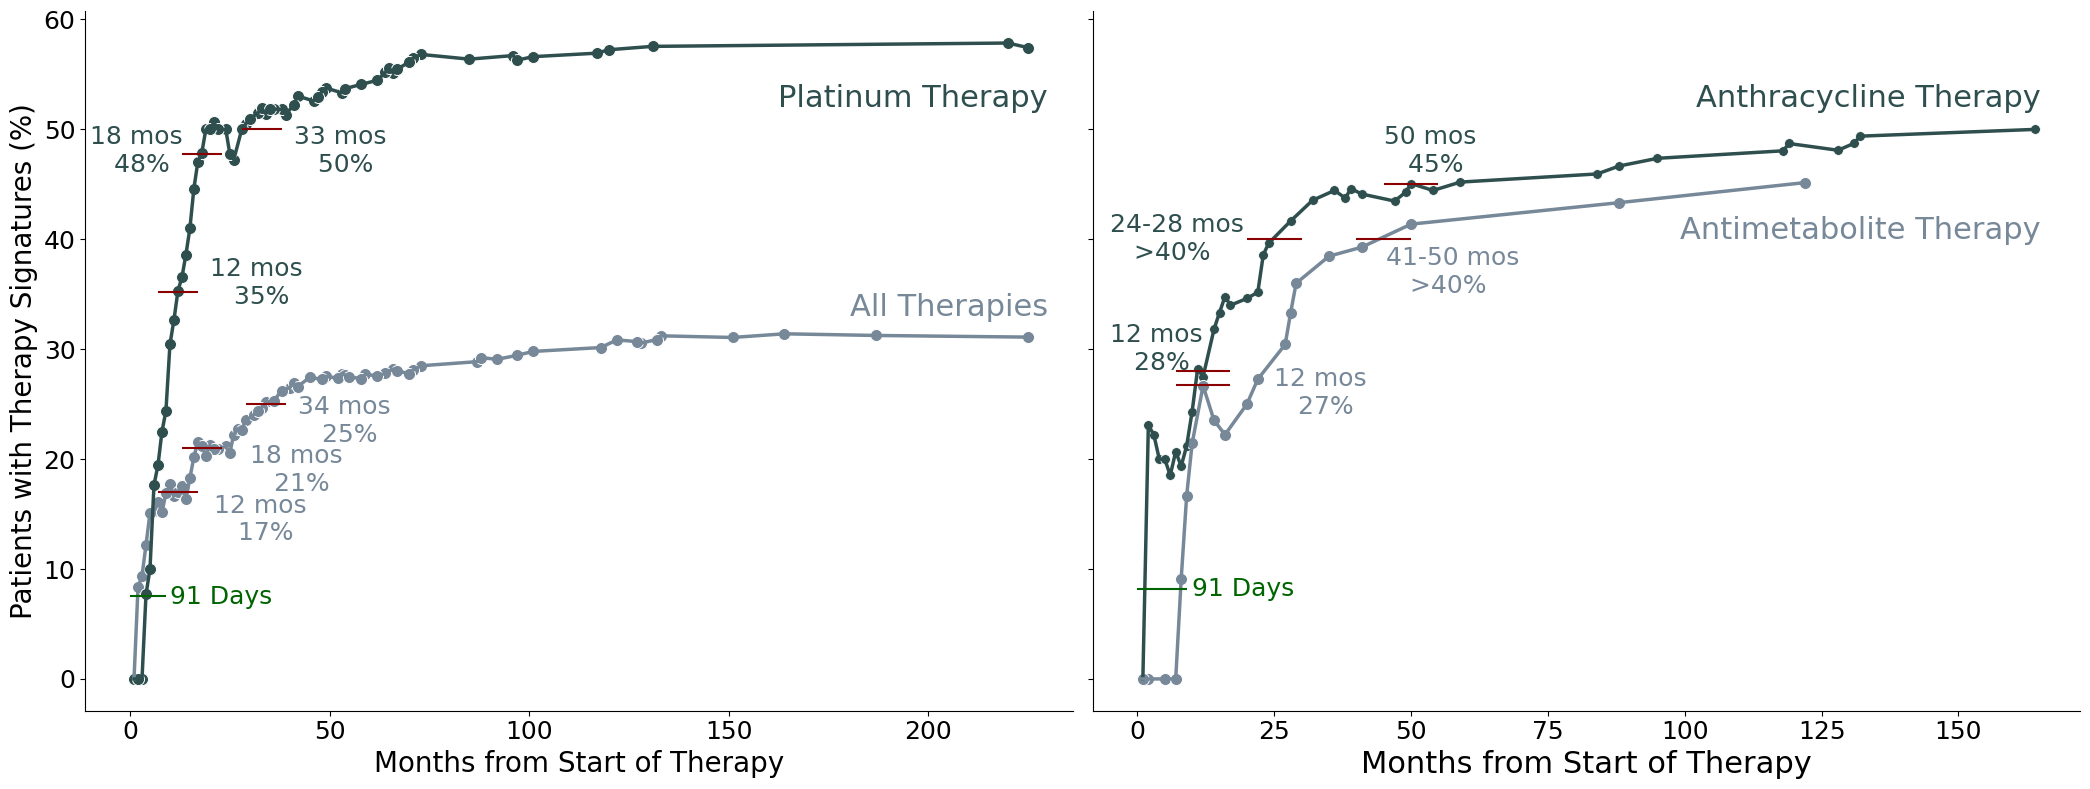
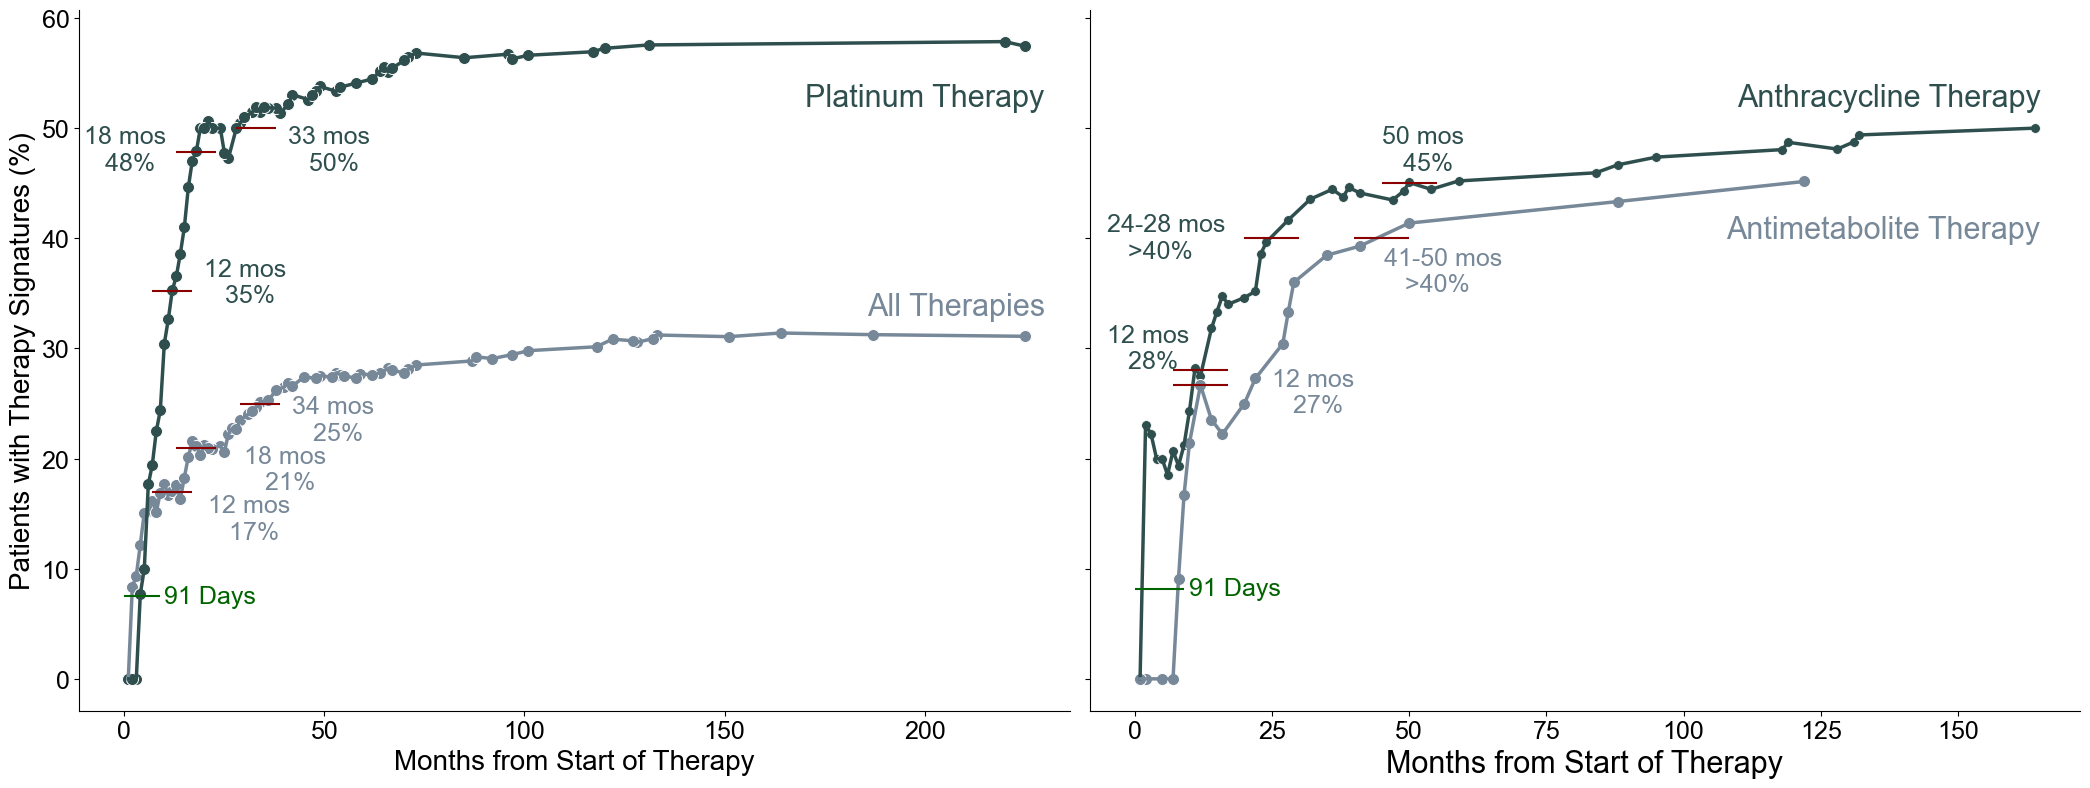
Unified diff of the notebook cell whose output changed from the first chart to the second:
--- before
+++ after
@@ -80,2 +80,3 @@
 plt.tight_layout()
 #plt.savefig(os.path.join(fig_out, 'Fig_4bc_rev.pdf'), bbox_inches="tight")
+plt.savefig(os.path.join(fig_out, "Fig_4b_f.svg"), format='svg', bbox_inches='tight', transparent=True)

Commit: revision 3